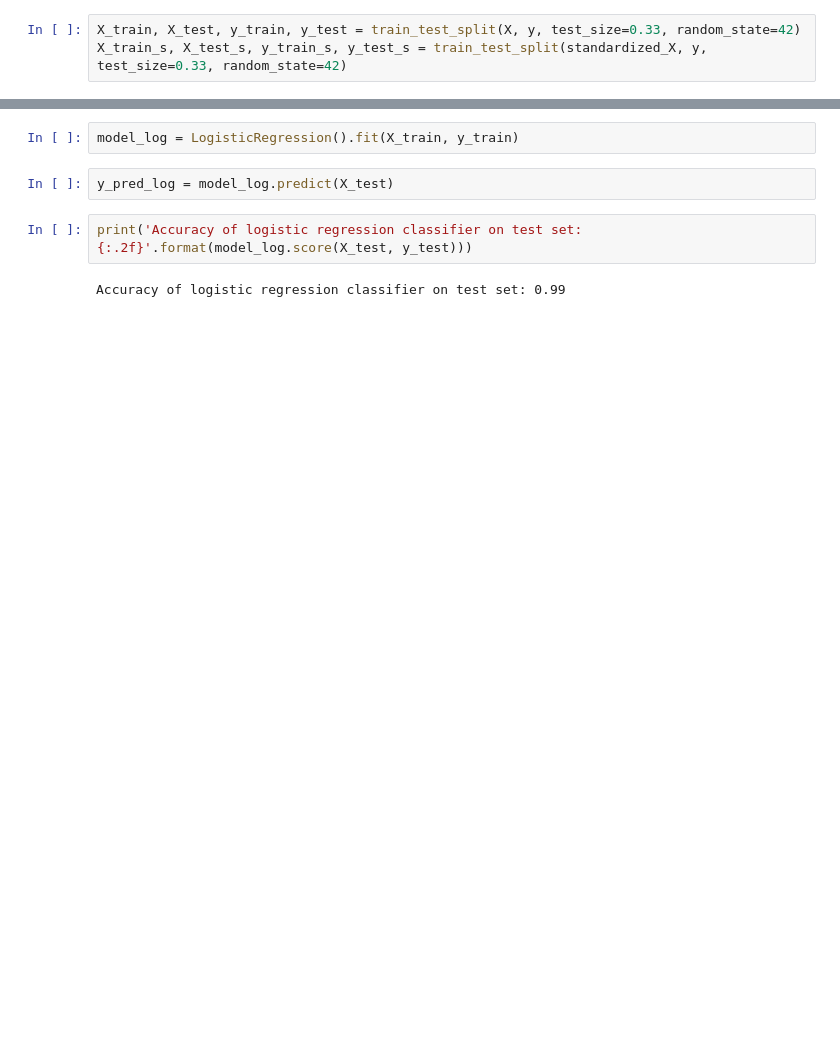
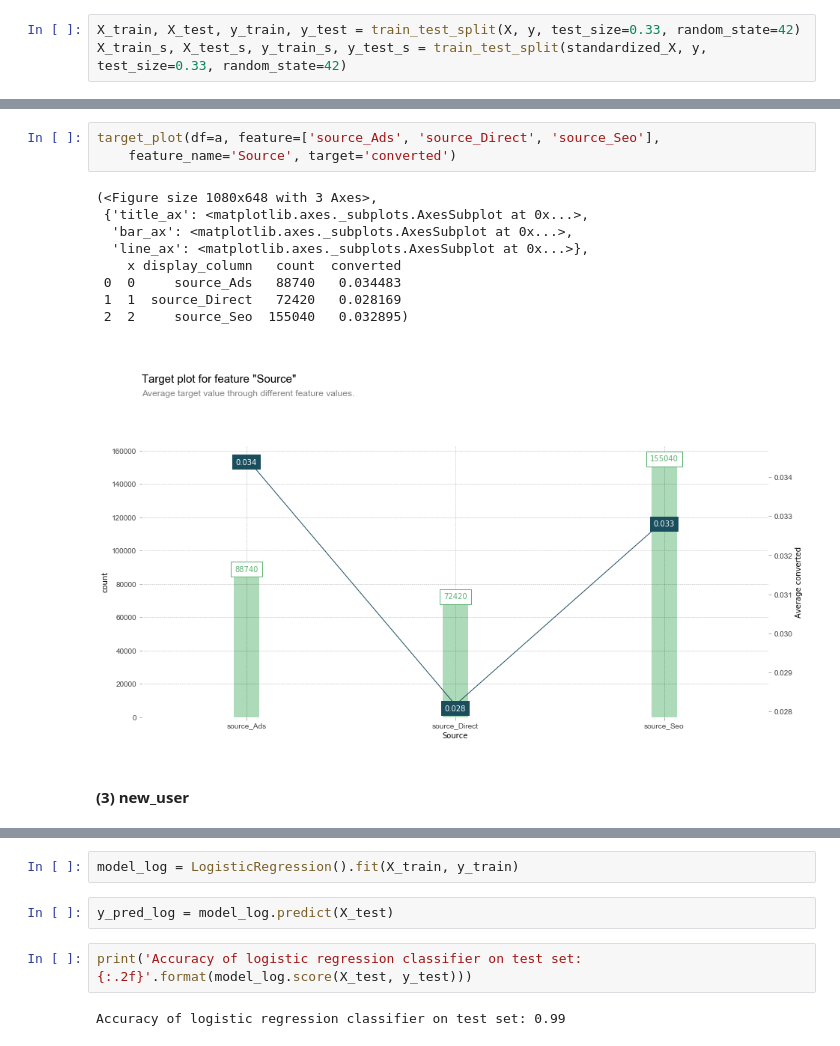
Before and after one commit to crazywiden/Leetcode_daily_submit, a Jupyter notebook: 20e/Conversion_data_20e.ipynb, the cells around one changed output, grey strips where cells are left out. Drawn from its saved outputs; the diff is of its cells as text; blank space fills up the shorter version.

```diff
--- a/20e/Conversion_data_20e.ipynb
+++ b/20e/Conversion_data_20e.ipynb
@@ -340,0 +254,15 @@ X_train_s, X_test_s, y_train_s, y_test_s = train_test_split(standardized_X, y, t
+# %%
+target_plot(df=a, feature=['source_Ads', 'source_Direct', 'source_Seo'],
+    feature_name='Source', target='converted')
+# %% [output]
+(<Figure size 1080x648 with 3 Axes>,
+ {'title_ax': <matplotlib.axes._subplots.AxesSubplot at 0x...>,
+  'bar_ax': <matplotlib.axes._subplots.AxesSubplot at 0x...>,
+  'line_ax': <matplotlib.axes._subplots.AxesSubplot at 0x...>},
+    x display_column   count  converted
+ 0  0     source_Ads   88740   0.034483
+ 1  1  source_Direct   72420   0.028169
+ 2  2     source_Seo  155040   0.032895)
+[figure, added]
+# %% [markdown]
+#### (3) new_user
```
Also changed, not shown: parts of 87 cells of this notebook.
